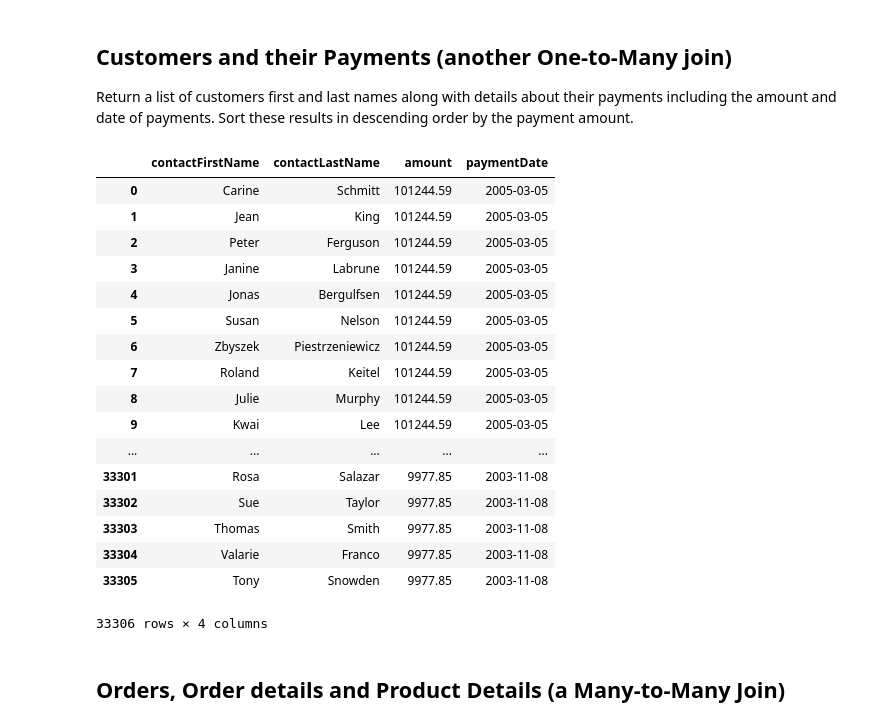
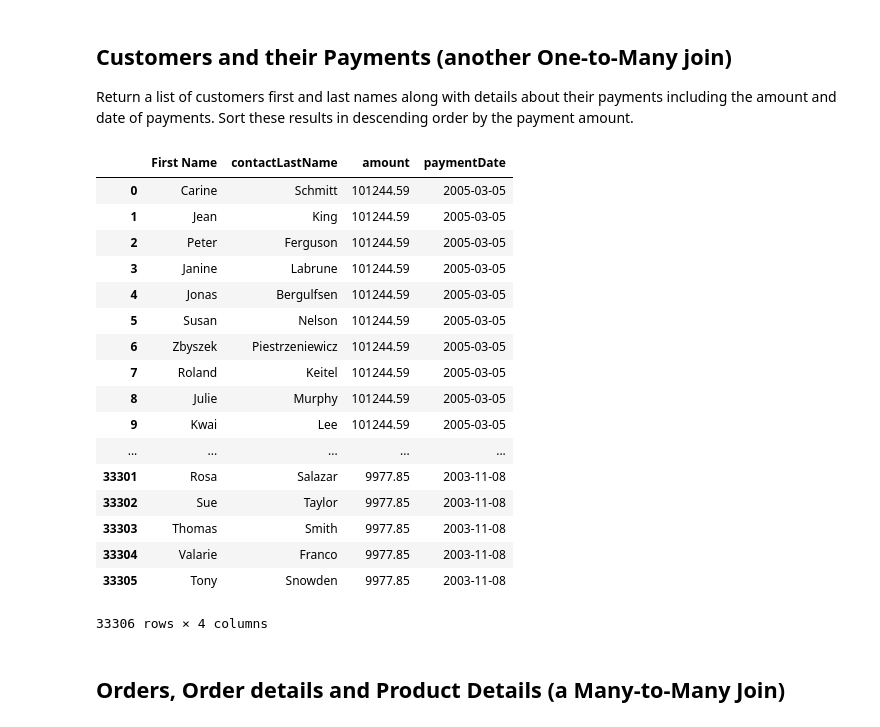
Before and after one commit to Yee-Brian14/dsc-one-to-many-and-many-to-many-joins-lab-nyc-ds-071519, a Jupyter notebook: index.ipynb, the cells around one changed output. Drawn from its saved outputs; the diff is of its cells as text; code cells hidden in the pictures.

```diff
--- a/index.ipynb
+++ b/index.ipynb
@@ -96,14 +96,14 @@ draw_table("""SELECT c.contactFirstName, c.contactLastName, o.orderNumber, o.ord
 Return a list of customers first and last names along with details about their payments including the amount and date of payments. Sort these results in descending order by the payment amount.
 # %%
 # Your code here
-draw_table("""SELECT c.contactFirstName FirstNam, c.contactLastName, p.amount, p.paymentDate FROM CUSTOMERS c
+draw_table("""SELECT c.contactFirstName 'First Name', c.contactLastName, p.amount, p.paymentDate FROM CUSTOMERS c
               JOIN
                   PAYMENTS p
               ORDER BY
                   p.amount;
            """)
 # %% [output]
-|  | contactFirstName | contactLastName | amount | paymentDate |
+|  | First Name | contactLastName | amount | paymentDate |
 | 0 | Carine | Schmitt | 101244.59 | 2005-03-05 |
 | 1 | Jean | King | 101244.59 | 2005-03-05 |
 | 2 | Peter | Ferguson | 101244.59 | 2005-03-05 |
```
